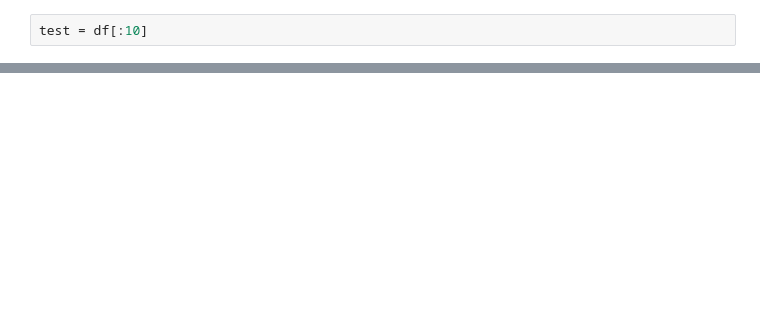
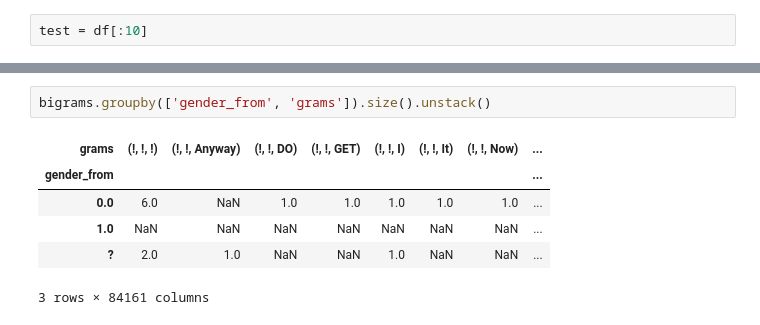
Before and after one commit to nlp-jjer/gender_in_movies, a Jupyter notebook: ngrams_stats.ipynb, the cells around one changed output, grey strips where cells are left out. Saved outputs shown, nothing was run; the diff lists cells and outputs as text; blank space fills up the shorter version.

```diff
--- a/ngrams_stats.ipynb
+++ b/ngrams_stats.ipynb
@@ -82,0 +158,9 @@ grams_df
+# %%
+bigrams.groupby(['gender_from', 'grams']).size().unstack()
+# %% [output]
+| grams | (!, !, !) | (!, !, Anyway) | (!, !, DO) | (!, !, GET) | (!, !, I) | (!, !, It) | (!, !, Now) | ... |
+| gender_from |  |  |  |  |  |  |  | ... |
+| 0.0 | 6.0 | NaN | 1.0 | 1.0 | 1.0 | 1.0 | 1.0 | ... |
+| 1.0 | NaN | NaN | NaN | NaN | NaN | NaN | NaN | ... |
+| ? | 2.0 | 1.0 | NaN | NaN | 1.0 | NaN | NaN | ... |
+3 rows × 84161 columns
```
Also changed, not shown: parts of 10 cells of this notebook.
